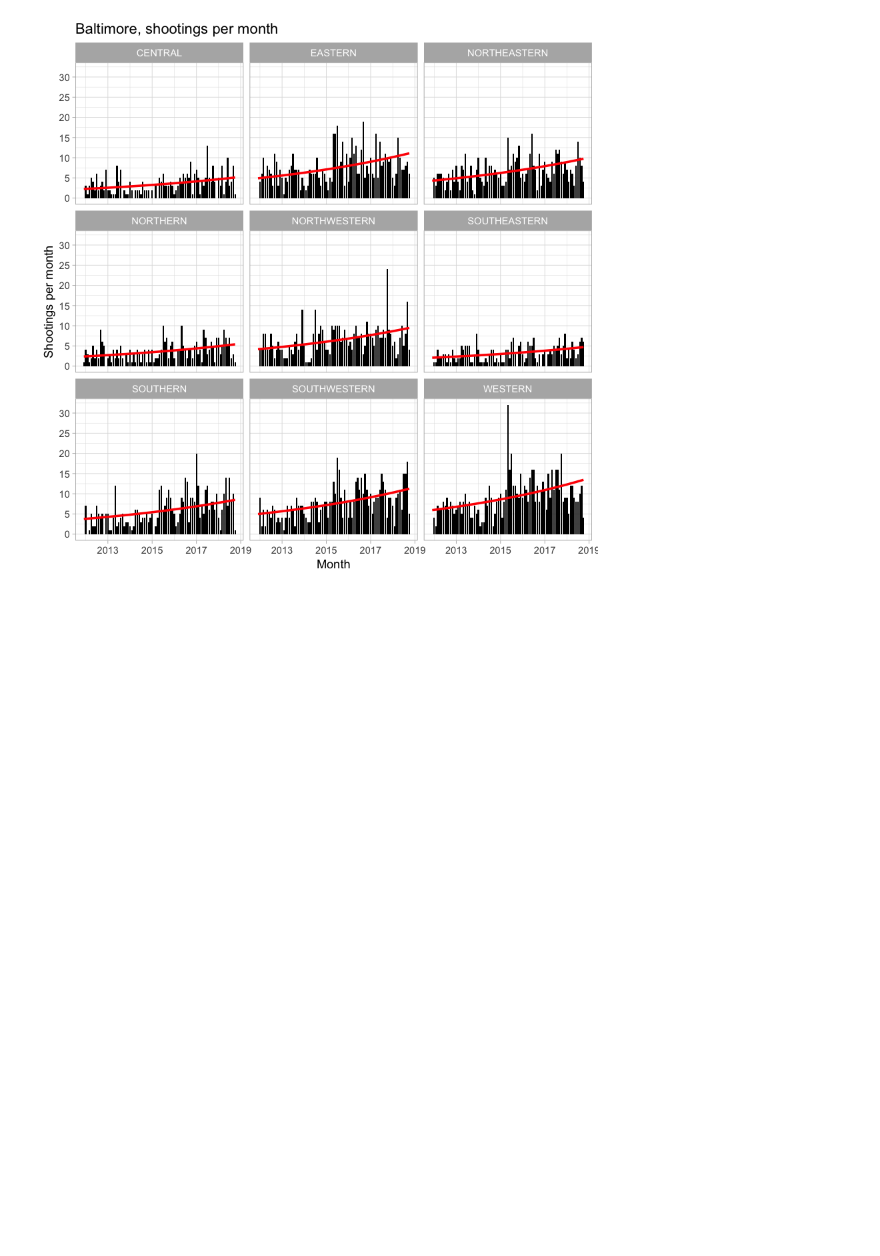
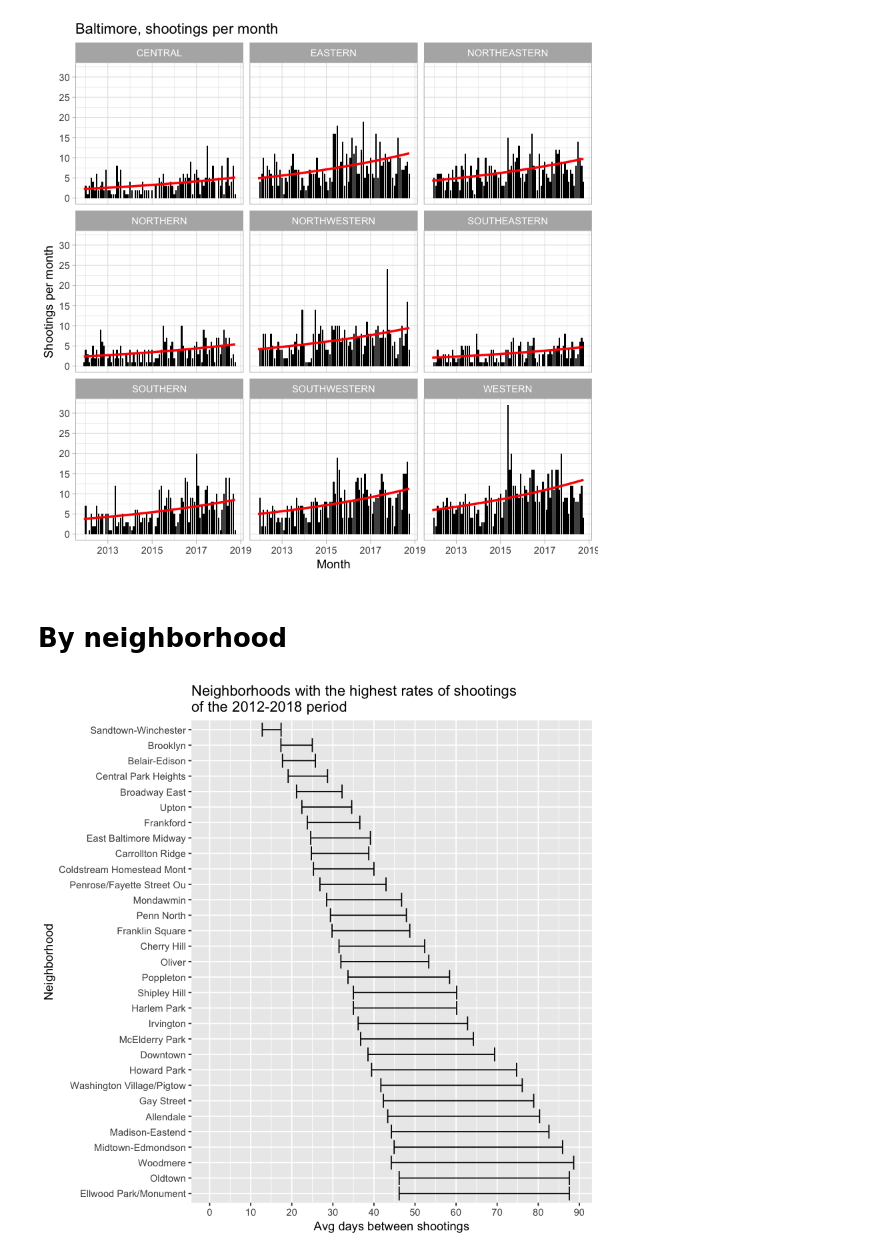
Before and after one commit to baltimore-sun-data/2018-shootings-analysis, a Jupyter notebook: shootings_analysis_by_district.ipynb, the cells around one changed output. Saved outputs shown, nothing was run; the diff lists cells and outputs as text; code cells hidden in the pictures; blank space fills up the shorter version.

Commit message:
Estimates of the number of days between shootings by Neighborhood

```diff
--- a/shootings_analysis_by_district.ipynb
+++ b/shootings_analysis_by_district.ipynb
@@ -251,3 +251,5 @@ data_by_month %>%
   facet_wrap(~ District)
 # %% [output]
 [figure]
+# %% [markdown]
+# By neighborhood
@@ -253,0 +280,25 @@ data_by_month %>%
+# %%
+read_and_munge_data("BPD_Part_1_Victim_Based_Crime_Data.csv") %>%
+  # don't print tidyr::nest, it renders a large object to the screen in Jupyter notebooks.
+  # see http://ijlyttle.github.io/isugg_purrr/presentation.html#(1)
+  tidyr::nest(-Neighborhood) %>%
+  mutate(model = map(data, ~ glm(shootings ~ 1, data = .x))) %>%
+  mutate(coefs = map(model, broom::tidy)) %>%
+  select(Neighborhood, coefs) %>%
+  tidyr::unnest() %>%
+  select(Neighborhood, lambda = estimate, std.error) %>%
+  arrange(lambda) %>%
+  mutate(Neighborhood = factor(Neighborhood, levels = unique(Neighborhood))) %>%
+  mutate(neighborhood_group = ifelse(lambda %in% sort(lambda, decreasing = TRUE)[1:30],
+                                     "Top 30 neighborhoods", "Bottom neighborhoods")) %>%
+  filter(neighborhood_group == "Top 30 neighborhoods") %>%
+  ggplot(aes(x = Neighborhood)) +
+  geom_errorbar(aes(ymin = 1/(lambda - 2 * std.error), ymax = 1/(lambda + 2 * std.error))) +
+  coord_flip() +
+  ggtitle("Neighborhoods with the highest rates of shootings\nof the 2012-2018 period") +
+  scale_y_continuous(breaks = seq(0, 100, 10)) +
+  expand_limits(y = 0) +
+  geom_vline(xintercept = 0) +
+  ylab("Avg days between shootings")
+# %% [output]
+[figure, added]
```
Also changed, not shown: parts of 2 cells of this notebook.
